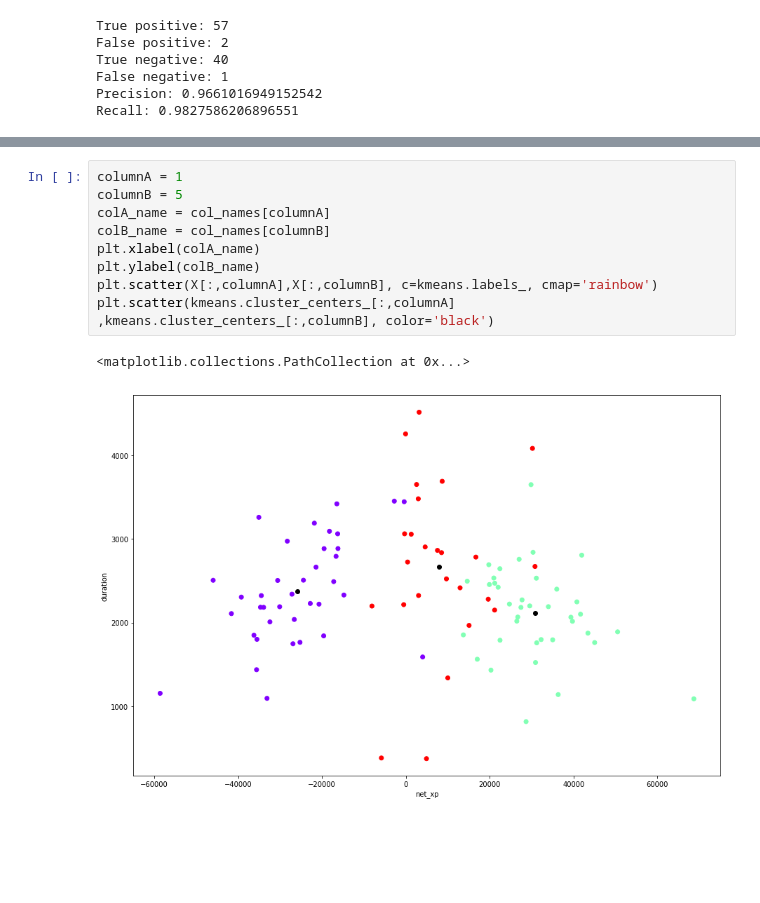
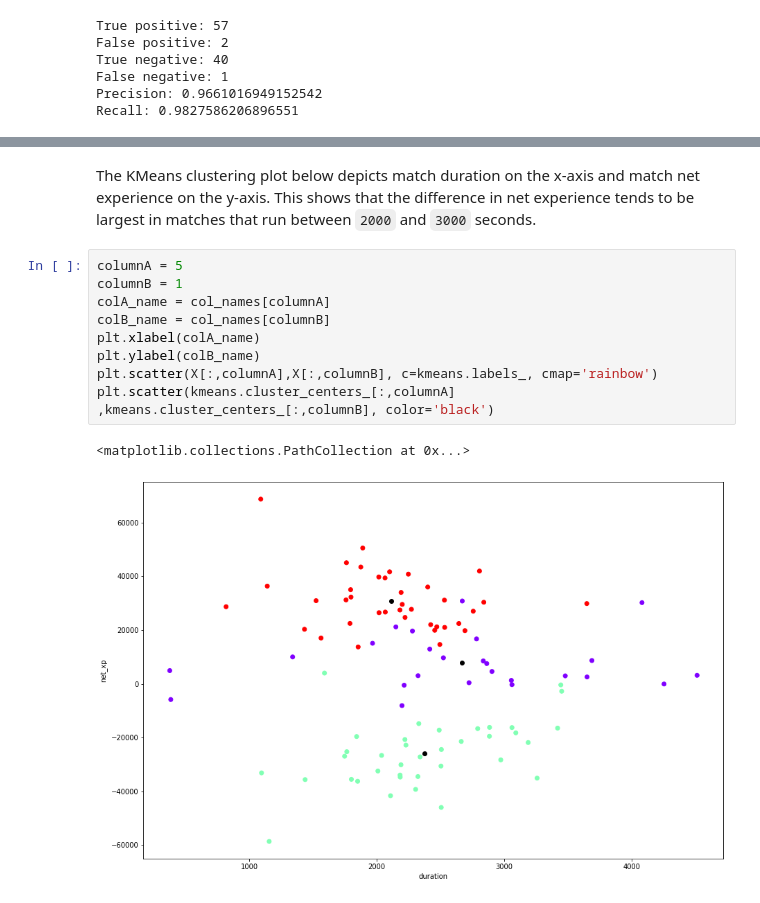
Before and after one commit to nikola-rados/seng474-project, a Jupyter notebook: notebooks/Report.ipynb, the cells around one changed output, grey strips where cells are left out. Cells and saved outputs as stored; diff of their text form; blank space fills up the shorter version.

```diff
--- a/notebooks/Report.ipynb
+++ b/notebooks/Report.ipynb
@@ -393,12 +433,14 @@ plt.scatter(kmeans.cluster_centers_[:,columnA] ,kmeans.cluster_centers_[:,column
+# %% [markdown]
+The KMeans clustering plot below depicts match duration on the x-axis and match net experience on the y-axis. This shows that the difference in net experience tends to be largest in matches that run between `2000` and `3000` seconds.
 # %%
-columnA = 1
-columnB = 5
+columnA = 5
+columnB = 1
 colA_name = col_names[columnA]
 colB_name = col_names[columnB]
 plt.xlabel(colA_name)
 plt.ylabel(colB_name)
 plt.scatter(X[:,columnA],X[:,columnB], c=kmeans.labels_, cmap='rainbow')
 plt.scatter(kmeans.cluster_centers_[:,columnA] ,kmeans.cluster_centers_[:,columnB], color='black')
 # %% [output]
 <matplotlib.collections.PathCollection at 0x...>
-[figure, old version]
+[figure, new version]
```
Also changed, not shown: parts of 17 cells of this notebook.
